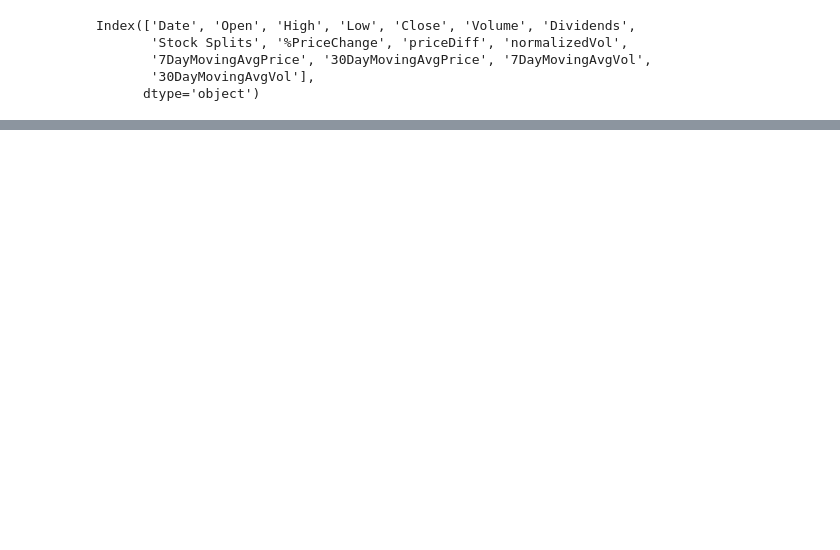
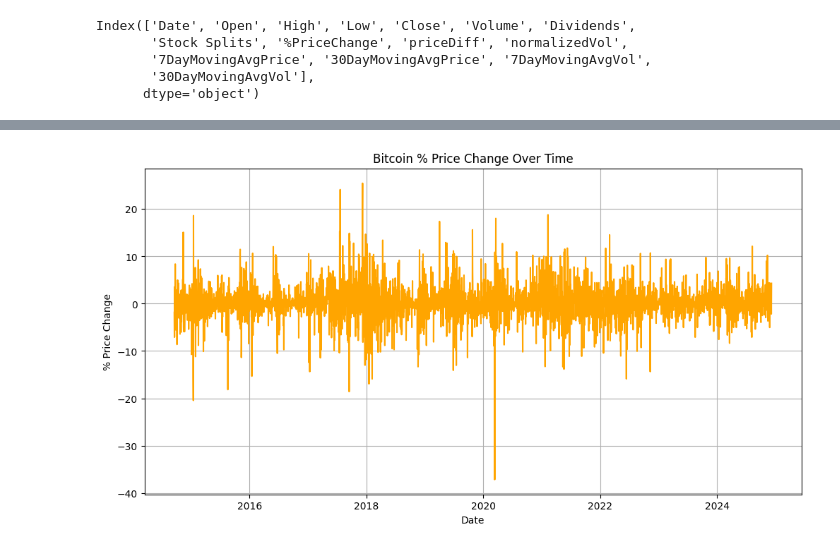
Before and after one commit to Miokasa/2024Fall_projects, a Jupyter notebook: crypto_analysis.ipynb, the cells around one changed output, grey strips where cells are left out. Drawn from its saved outputs; the diff is of its cells as text; code cells hidden in the pictures; blank space fills up the shorter version.

```diff
--- a/crypto_analysis.ipynb
+++ b/crypto_analysis.ipynb
@@ -91,0 +89,11 @@ bitcoin_df.head(45)
+# %%
+#  % price change over time
+plt.figure(figsize=(12, 6))
+plt.plot(bitcoin_df['Date'], bitcoin_df['%PriceChange'], label='% Price Change', color='orange')
+plt.xlabel('Date')
+plt.ylabel('% Price Change')
+plt.title('Bitcoin % Price Change Over Time')
+plt.grid(True)
+plt.show()
+# %% [output]
+[figure, added]
```
Also changed, not shown: parts of 5 cells of this notebook.
